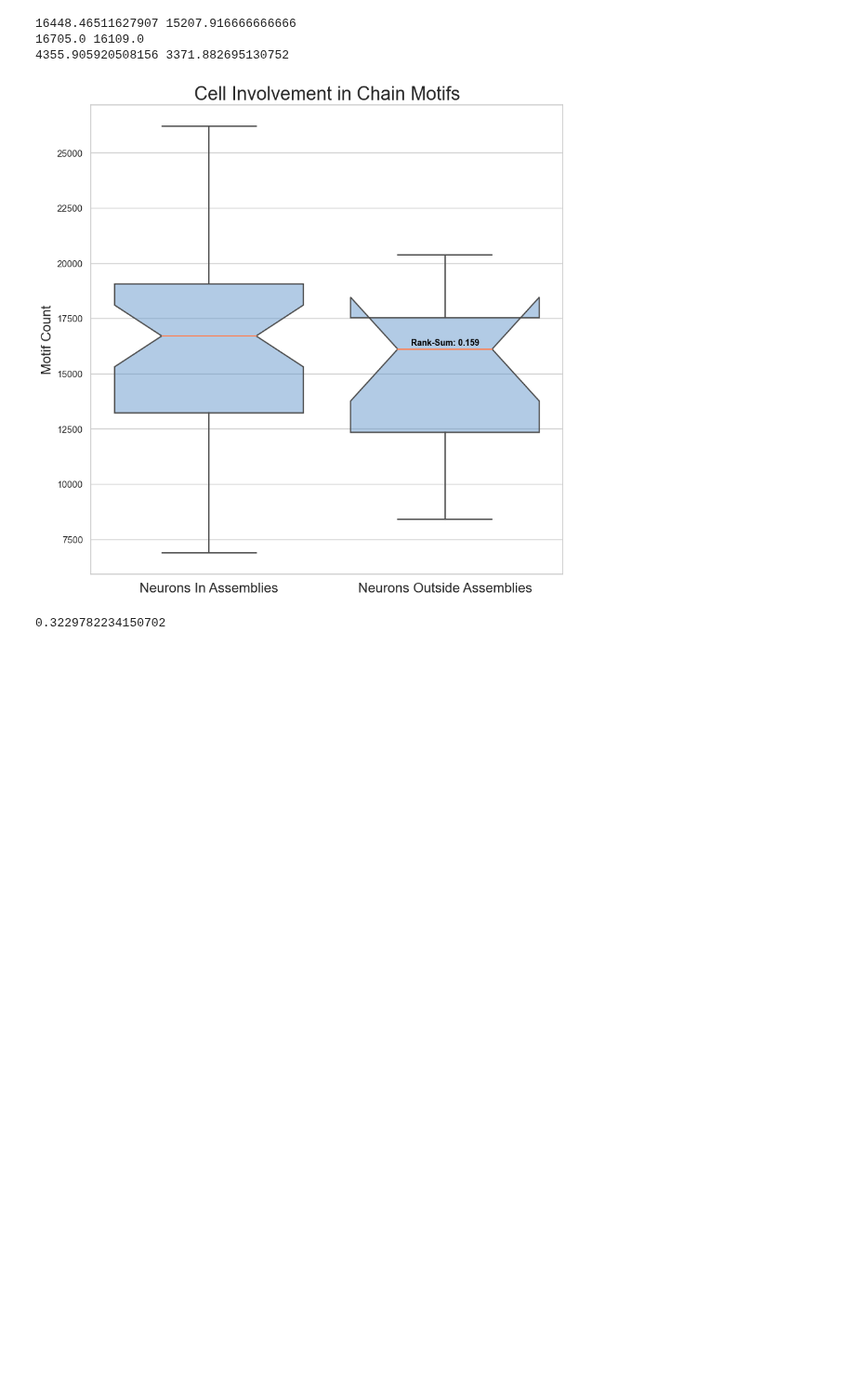
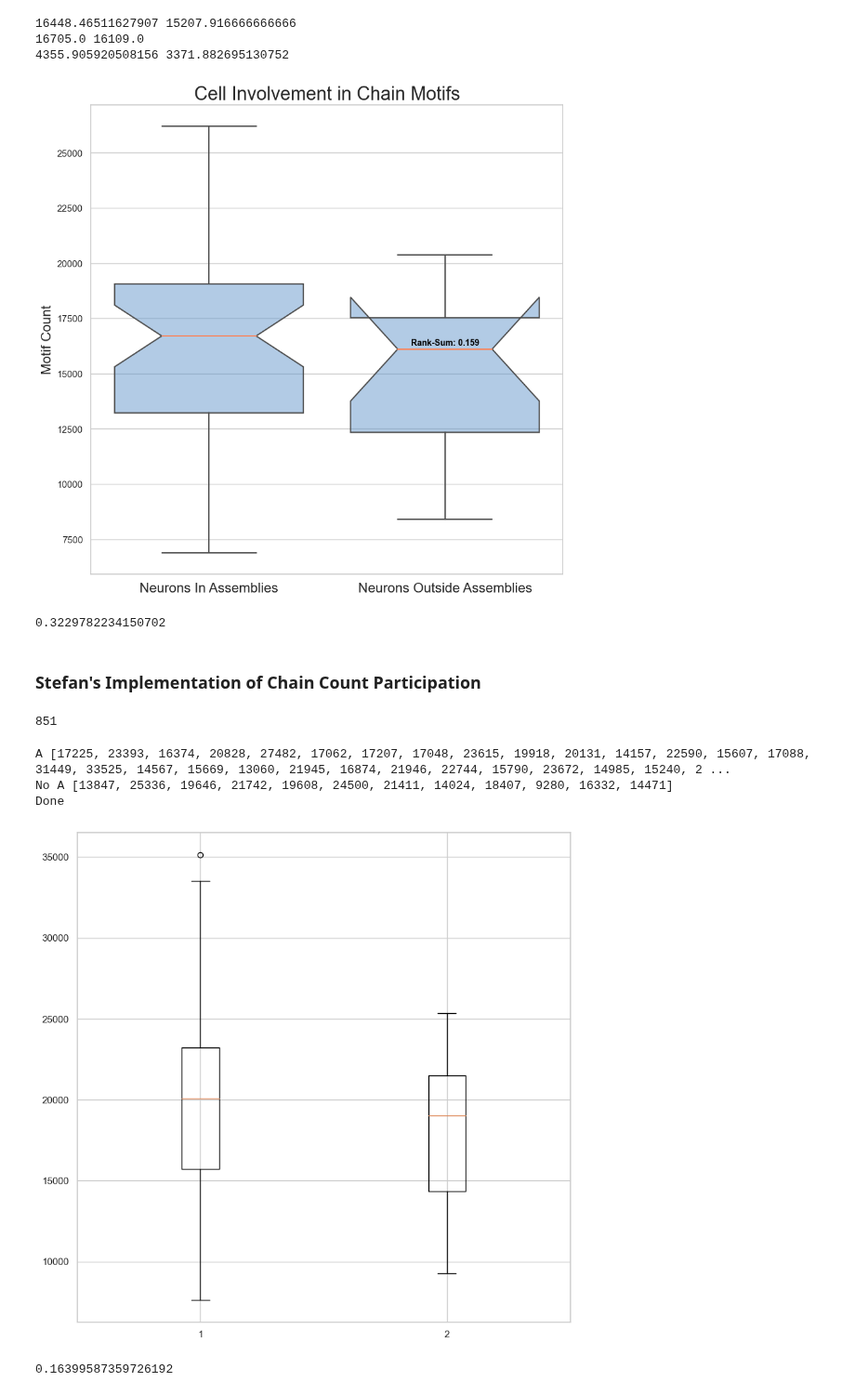
Before and after one commit to Jawagnercarena/Assembly_Organization, a Jupyter notebook: AssemblyPaperFigures/FigureCode/Figure5/Figure5.ipynb, the cells around one changed output. Shown at 93% size. Saved outputs shown, nothing was run; the diff lists cells and outputs as text; code cells hidden in the pictures; blank space fills up the shorter version.

```diff
--- a/AssemblyPaperFigures/FigureCode/Figure5/Figure5.ipynb
+++ b/AssemblyPaperFigures/FigureCode/Figure5/Figure5.ipynb
@@ -563,3 +545,54 @@ mw_p_value = stats.mannwhitneyu(np.array(assembly_counts).flatten(), np.array(no
 mw_p_value
 # %% [output]
 0.3229782234150702
+# %% [markdown]
+### Stefan's Implementation of Chain Count Participation
+# %%
+### Check that this is the most updated dot motif file
+three_chain_results = pd.read_pickle("./dot_motif_results/pyc_three_chain_results.pickle")
+
+max_idx = max([max(d.values()) for d in three_chain_results])
+max_idx
+# %% [output]
+851
+# %%
+three_chain_results_array = np.array([list(c.values()) for c in three_chain_results])
+
+coregistered_cell_indexes = mappings['assemblies_by_connectome_index'].keys()
+no_a_cell_indexes = mappings['connectome_indexes_by_assembly']['No A']
+
+# Get chain participation
+chain_participation_by_coregistered_cell = {}
+for index in coregistered_cell_indexes:
+    # this only works because the index cannot appear in the same chain more than once
+    chain_participation_by_coregistered_cell[index] = np.where(three_chain_results_array == index)[0].size
+
+pooled_assembly_indexes = list(set(coregistered_cell_indexes) - set(no_a_cell_indexes))
+
+# Pool cells which are in assemblies
+pooled_assembly_cell_participation = []
+for index in pooled_assembly_indexes:
+    pooled_assembly_cell_participation.append(chain_participation_by_coregistered_cell[index])
+
+# Pool cells which are not in assemblies
+no_a_cell_participation = []
+for index in no_a_cell_indexes:
+    no_a_cell_participation.append(chain_participation_by_coregistered_cell[index])
+
+plt.figure()
+plt.box
+plt.boxplot([pooled_assembly_cell_participation, no_a_cell_participation])
+#plt.savefig('pyr_cell_chain_participation.png')
+
+print('A', pooled_assembly_cell_participation)
+print('No A', no_a_cell_participation)
+print('Done')
+# %% [output]
+A [17225, 23393, 16374, 20828, 27482, 17062, 17207, 17048, 23615, 19918, 20131, 14157, 22590, 15607, 17088, 31449, 33525, 14567, 15669, 13060, 21945, 16874, 21946, 22744, 15790, 23672, 14985, 15240, 2 ...
+No A [13847, 25336, 19646, 21742, 19608, 24500, 21411, 14024, 18407, 9280, 16332, 14471]
+Done
+[figure, added]
+# %%
+stats.ranksums(np.array(pooled_assembly_cell_participation).flatten(), np.array(no_a_cell_participation).flatten(), 'greater').pvalue
+# %% [output]
+0.16399587359726192
```
Also changed, not shown: parts of 2 cells of this notebook, 20 other files.
